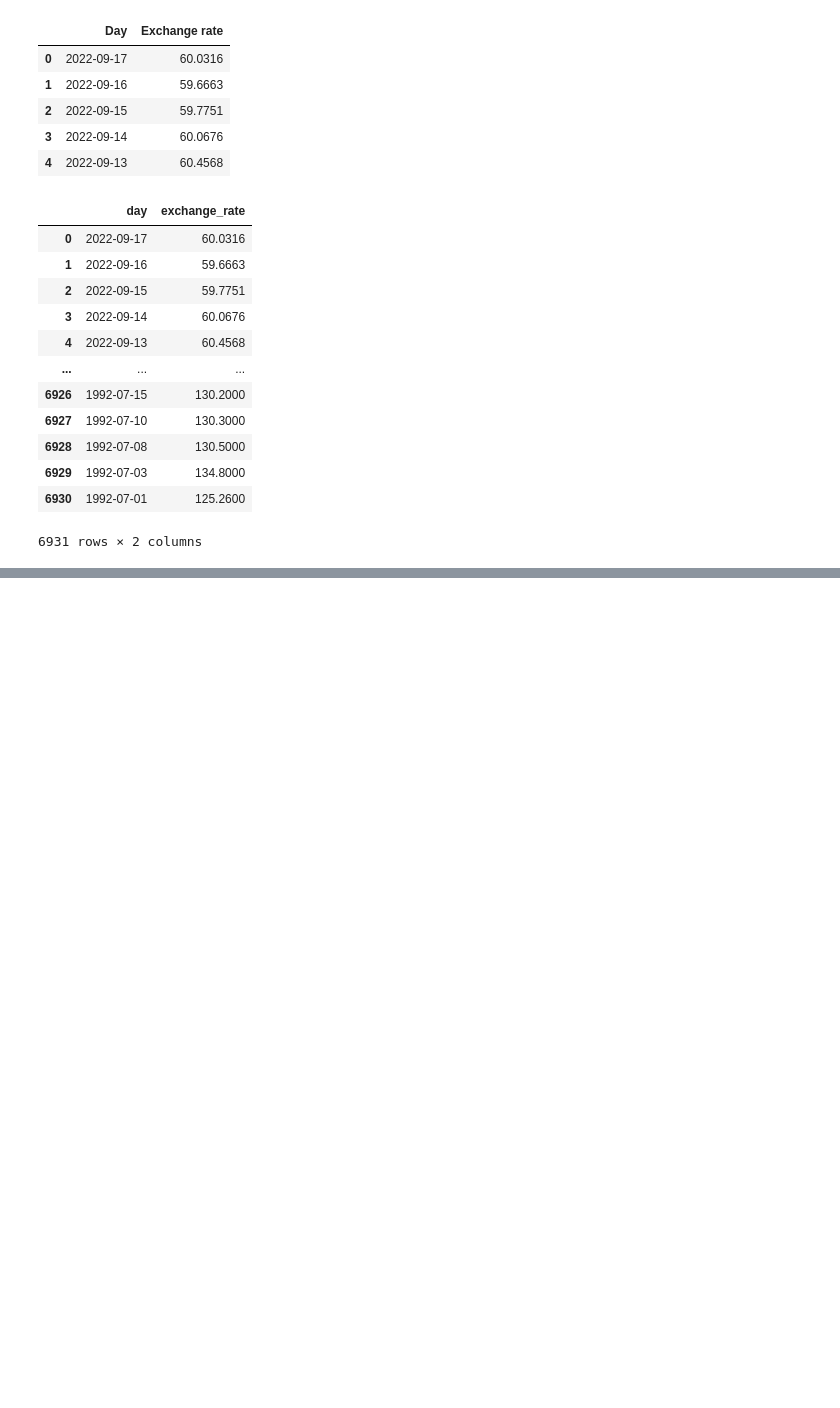
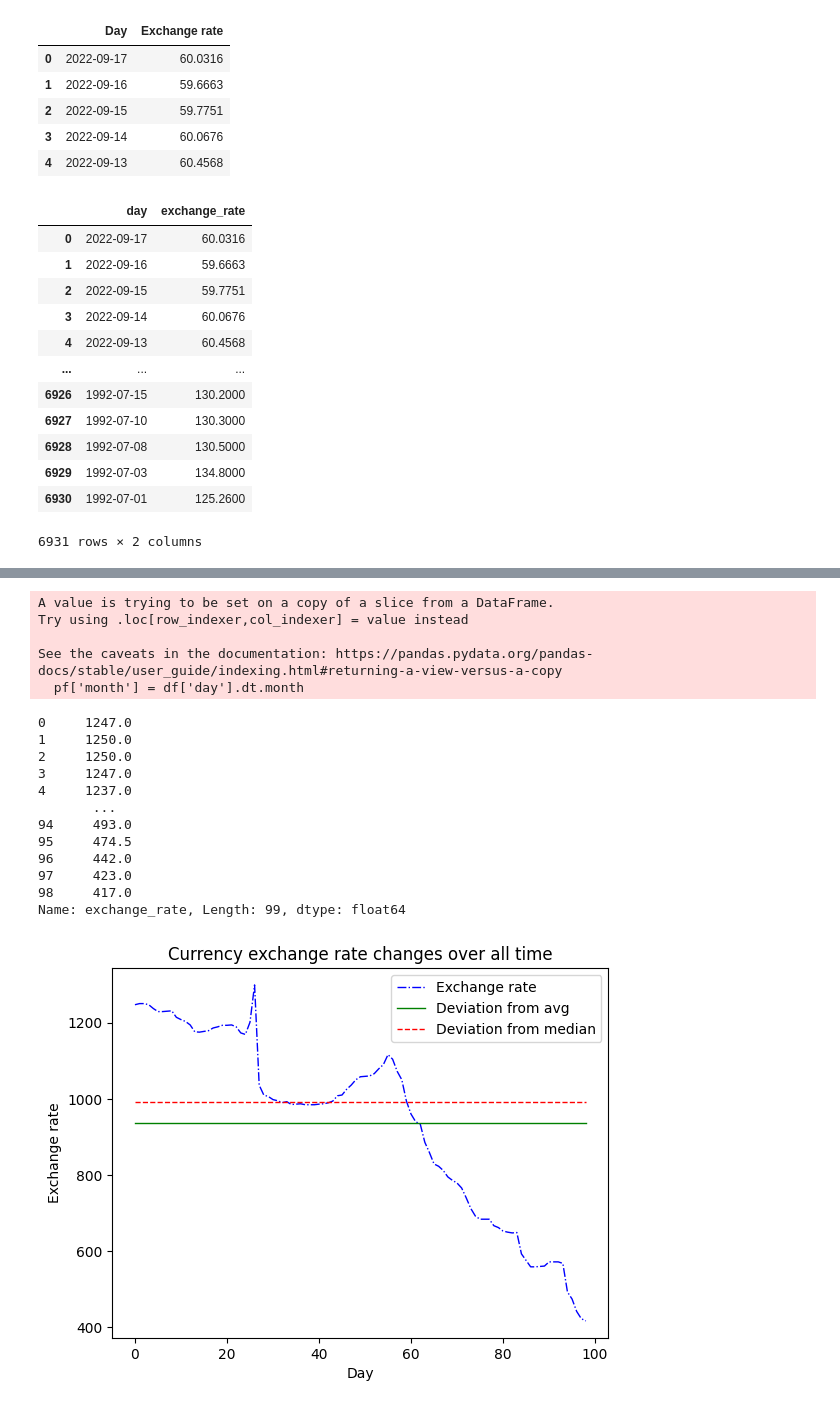
Before and after one commit to artyEZ/Lab4, a Jupyter notebook: main.ipynb, the cells around one changed output, grey strips where cells are left out. Cells and saved outputs as stored; diff of their text form; code cells hidden in the pictures; blank space fills up the shorter version.

```diff
--- a/main.ipynb
+++ b/main.ipynb
@@ -151,0 +169,51 @@ sorted_by_month(pd, 2)
+# %%
+import datetime
+def draw_weeks_stat(pd: pd.DataFrame, month: int, year: int) -> None:
+    df['year'] = df['day'].dt.year
+    pf = df[df['year'] == year]
+    pf['month'] = df['day'].dt.month
+    sf = pf[pf['year'] == year]
+
+    list1=[]
+    list2=[]
+
+    x =  pf['exchange_rate']
+    x.reset_index(drop=True, inplace=True)
+    l = len(x)
+
+    y1 = sf['exchange_rate'].mean()
+    y2 = sf ['exchange_rate'].median()
+
+    for i in range(l):
+        list1.append(y1)
+        list2.append(y2)
+
+    plt.ylabel('Exchange rate')
+    plt.xlabel('Day')
+    plt.plot(x, color='blue', linestyle='-.', linewidth=1, label='Exchange rate')
+    plt.plot(list1, color='green', linestyle='-', linewidth=1, label='Deviation from avg')
+    plt.plot(list2, color='red', linestyle='--', linewidth=1, label='Deviation from median')
+    plt.legend()
+    plt.title('Сurrency exchange rate changes over all time')
+    plt.show()
+
+draw_weeks_stat(df, 12, 1993)
+# %% [output]
+A value is trying to be set on a copy of a slice from a DataFrame.
+Try using .loc[row_indexer,col_indexer] = value instead
+
+See the caveats in the documentation: https://pandas.pydata.org/pandas-docs/stable/user_guide/indexing.html#returning-a-view-versus-a-copy
+  pf['month'] = df['day'].dt.month
+0     1247.0
+1     1250.0
+2     1250.0
+3     1247.0
+4     1237.0
+       ...
+94     493.0
+95     474.5
+96     442.0
+97     423.0
+98     417.0
+Name: exchange_rate, Length: 99, dtype: float64
+[figure, added]
```
Also changed, not shown: parts of 6 cells of this notebook.
